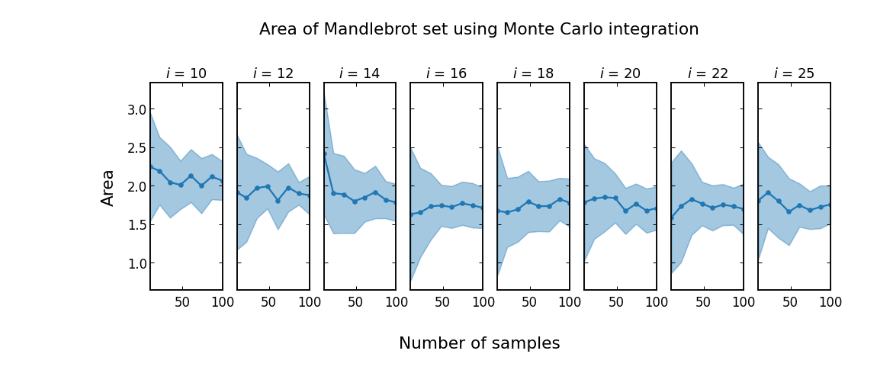
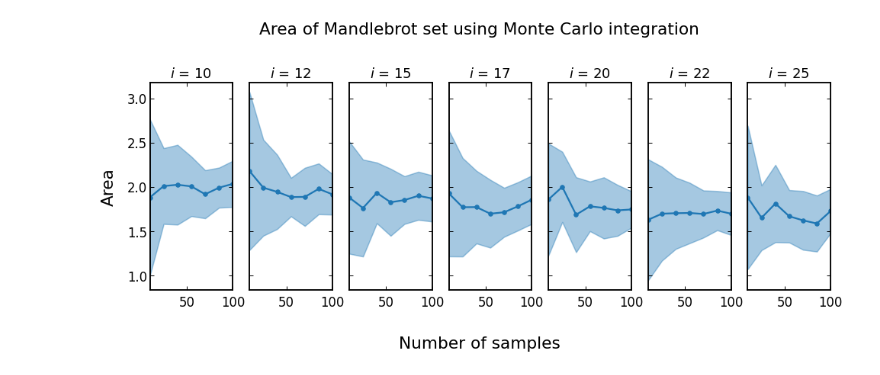
Before and after one commit to JesseFranzua/Mandlebrot, a Jupyter notebook: mandlebrot_area.ipynb, the cells around one changed output. Drawn from its saved outputs; the diff is of its cells as text; code cells hidden in the pictures.

Commit message:
code cleanup and added parallel

```diff
--- a/mandlebrot_area.ipynb
+++ b/mandlebrot_area.ipynb
@@ -59,15 +66,15 @@ i_min = -1.12
 i_max = 1.12
 area_box = (r_max - r_min) * (i_max - i_min)
 
-n_iterations = 25
+n_iterations = 12 * 2
 
 min_i = 10
 max_i = 25
-n_different_i = 8
+n_different_i = 7
 
 min_s = 10
 max_s = 100
-n_different_s = 8
+n_different_s = 7
 
 sample_range = np.linspace(min_s, max_s, n_different_s, dtype=int)
 i_range = np.linspace(min_i, max_i, n_different_i, dtype=int)
@@ -75,40 +147,43 @@ i_range = np.linspace(min_i, max_i, n_different_i, dtype=int)
 """
 Estimates the area for different values of i and s.
 """
+
+n_cores = os.cpu_count()
 
 arr3d = np.zeros((n_different_i, n_different_s))
 
 fig, axs = plt.subplots(1, n_different_i, figsize=(16, 5), sharex=True, sharey=True)
 axs = axs.ravel()
 
 for p in tqdm(range(n_different_i)):
 
     results = np.zeros((n_iterations, n_different_s))
 
     for m in range(n_different_s):
-        for n in range(n_iterations):
-            i = i_range[p]
-            s = sample_range[m]
-            area = mandlebrot_area(i, s, uniform_samples)
-            results[n][m] = area
+
+        i = i_range[p]
+        s = sample_range[m]
+        areas = Parallel(n_jobs=n_cores)(
+            delayed(mandlebrot_area)(i, s, uniform_samples) for _ in range(n_iterations)
+        )
+        results[:, m] = areas
 
     means = results.mean(axis=0)
     stds = results.std(axis=0)
-
     arr3d[p] = means
 
     axs[p].plot(sample_range, means, '-o', markersize=5.5)
     axs[p].fill_between(sample_range, means - stds, means + stds, alpha=0.4, edgecolor='tab:blue')
     axs[p].set_title(f'$i$ = {i}')
     axs[p].set_xlim(min_s, max_s)
 
 fig.suptitle('Area of Mandlebrot set using Monte Carlo integration', y=1.1)
 fig.supxlabel('Number of samples', y=-0.1)
 fig.supylabel('Area', x=0.07)
 
 plt.show()
 # %% [output]
-[figure, old version]
+[figure, new version]
 # %%
 """
 3D projection of the area as a function of i and s.
```
Also changed, not shown: parts of 5 cells of this notebook.
